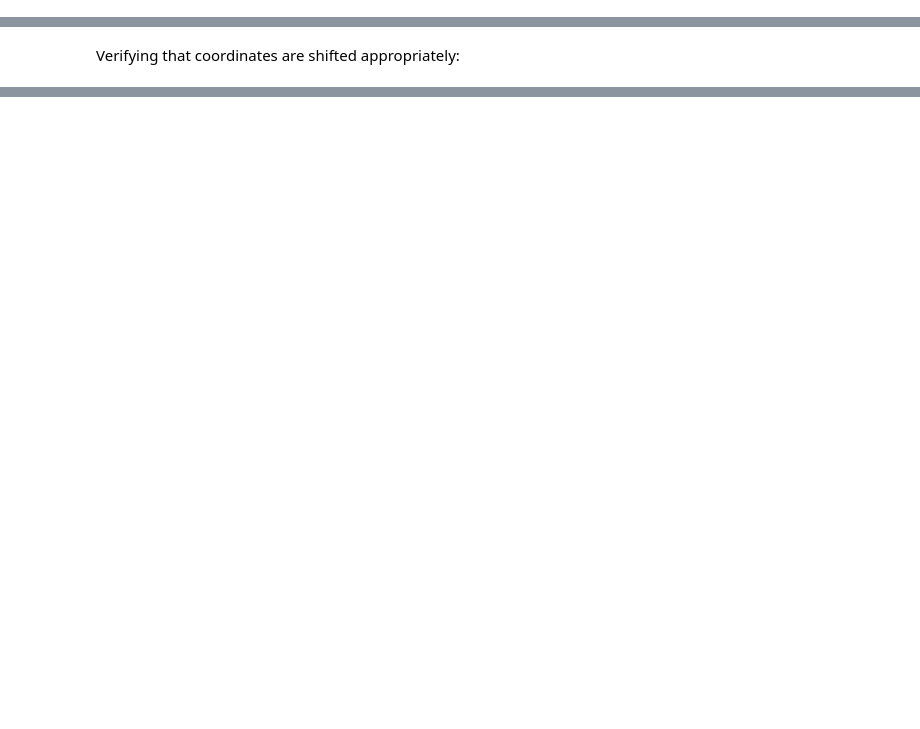
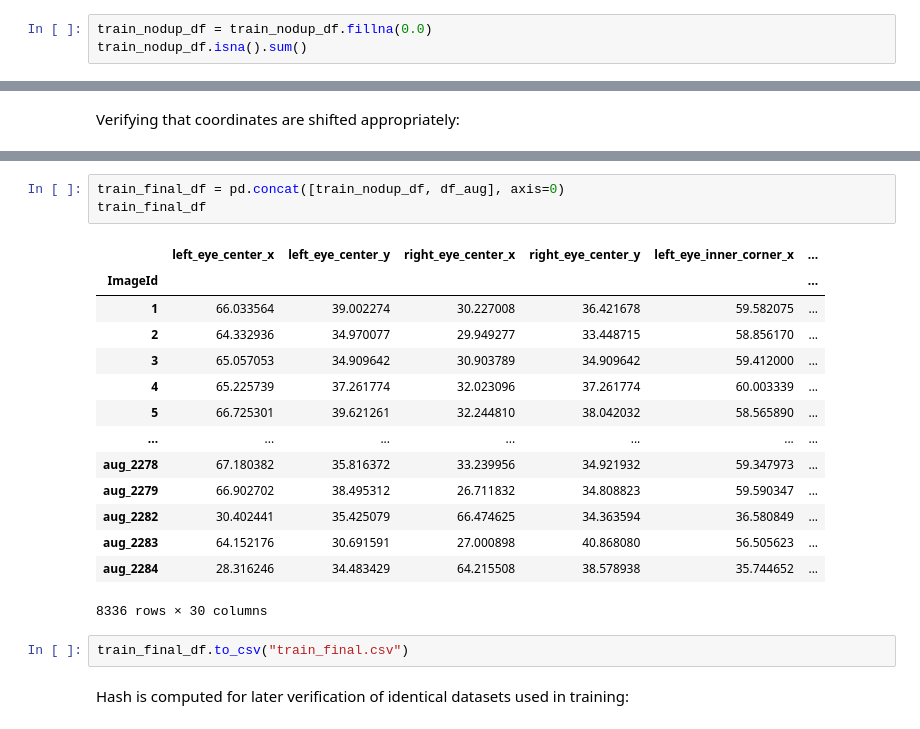
Before and after one commit to Yessirskiy/ZNEUS-25-FacialKeypoints, a Jupyter notebook: EDA.ipynb, the cells around one changed output, grey strips where cells are left out. Saved outputs shown, nothing was run; the diff lists cells and outputs as text; blank space fills up the shorter version.

```diff
--- a/EDA.ipynb
+++ b/EDA.ipynb
@@ -414,0 +471,3 @@ plt.show()
+# %%
+train_nodup_df = train_nodup_df.fillna(0.0)
+train_nodup_df.isna().sum()
@@ -556,0 +639,22 @@ display(scaled)
+# %%
+train_final_df = pd.concat([train_nodup_df, df_aug], axis=0)
+train_final_df
+# %% [output]
+|  | left_eye_center_x | left_eye_center_y | right_eye_center_x | right_eye_center_y | left_eye_inner_corner_x | ... |
+| ImageId |  |  |  |  |  | ... |
+| 1 | 66.033564 | 39.002274 | 30.227008 | 36.421678 | 59.582075 | ... |
+| 2 | 64.332936 | 34.970077 | 29.949277 | 33.448715 | 58.856170 | ... |
+| 3 | 65.057053 | 34.909642 | 30.903789 | 34.909642 | 59.412000 | ... |
+| 4 | 65.225739 | 37.261774 | 32.023096 | 37.261774 | 60.003339 | ... |
+| 5 | 66.725301 | 39.621261 | 32.244810 | 38.042032 | 58.565890 | ... |
+| ... | ... | ... | ... | ... | ... | ... |
+| aug_2278 | 67.180382 | 35.816372 | 33.239956 | 34.921932 | 59.347973 | ... |
+| aug_2279 | 66.902702 | 38.495312 | 26.711832 | 34.808823 | 59.590347 | ... |
+| aug_2282 | 30.402441 | 35.425079 | 66.474625 | 34.363594 | 36.580849 | ... |
+| aug_2283 | 64.152176 | 30.691591 | 27.000898 | 40.868080 | 56.505623 | ... |
+| aug_2284 | 28.316246 | 34.483429 | 64.215508 | 38.578938 | 35.744652 | ... |
+8336 rows × 30 columns
+# %%
+train_final_df.to_csv("train_final.csv")
+# %% [markdown]
+Hash is computed for later verification of identical datasets used in training:
```
Also changed, not shown: parts of 16 cells of this notebook, 1 other file.
